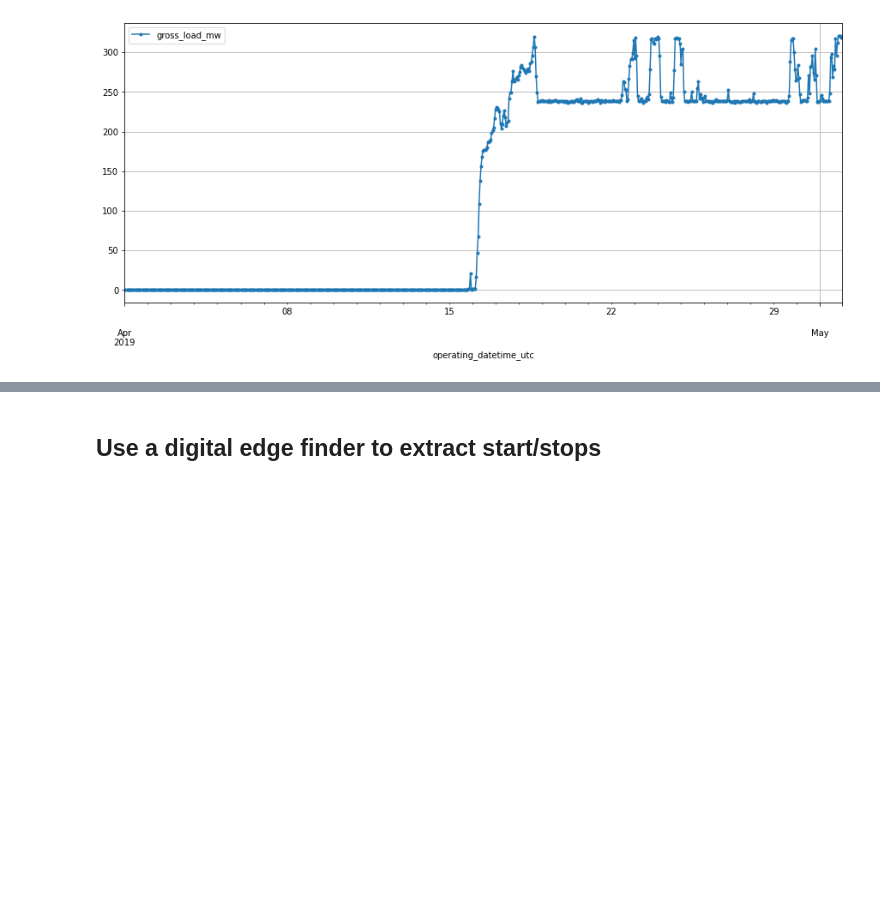
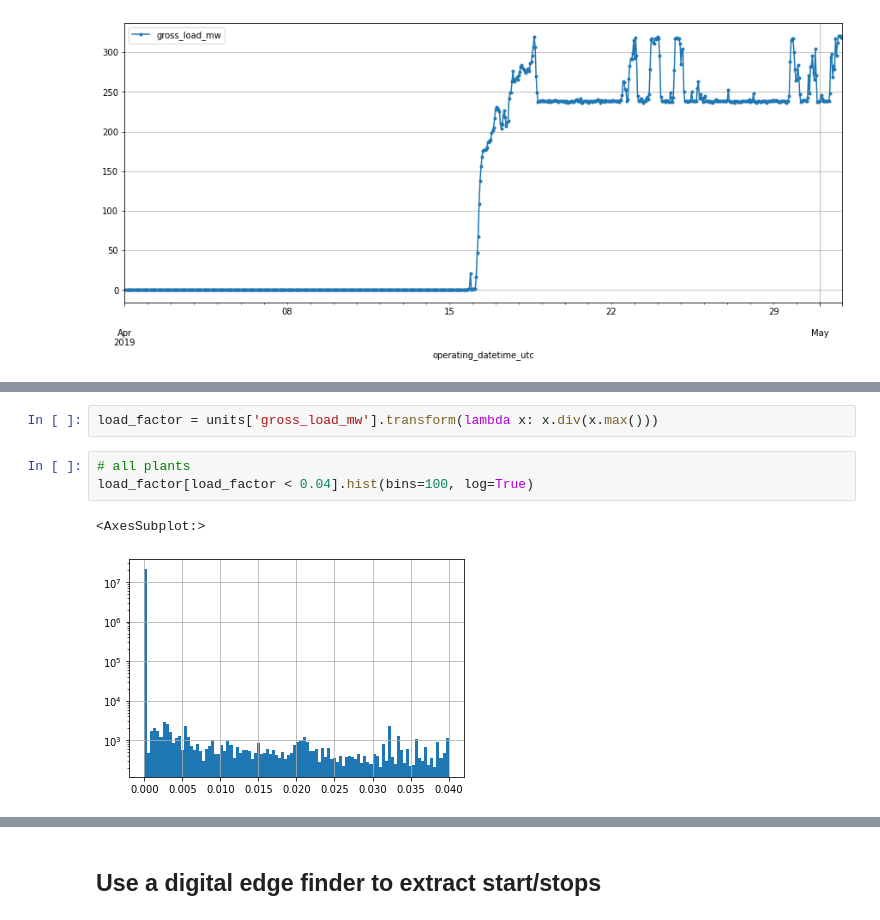
Before and after one commit to catalyst-cooperative/epacems_ramp_rates, a Jupyter notebook: notebooks/2.0-tb-startup_shutdown_locator.ipynb, the cells around one changed output, grey strips where cells are left out. Saved outputs shown, nothing was run; the diff lists cells and outputs as text; blank space fills up the shorter version.

```diff
--- a/notebooks/2.0-tb-startup_shutdown_locator.ipynb
+++ b/notebooks/2.0-tb-startup_shutdown_locator.ipynb
@@ -134,0 +155,8 @@ cems.loc[cems['gross_load_mw'] < 15, 'gross_load_mw'].hist(bins=30, log=True)
+# %%
+load_factor = units['gross_load_mw'].transform(lambda x: x.div(x.max()))
+# %%
+# all plants
+load_factor[load_factor < 0.04].hist(bins=100, log=True)
+# %% [output]
+<AxesSubplot:>
+[figure, added]
```
Also changed, not shown: parts of 22 cells of this notebook, 2 other files.
